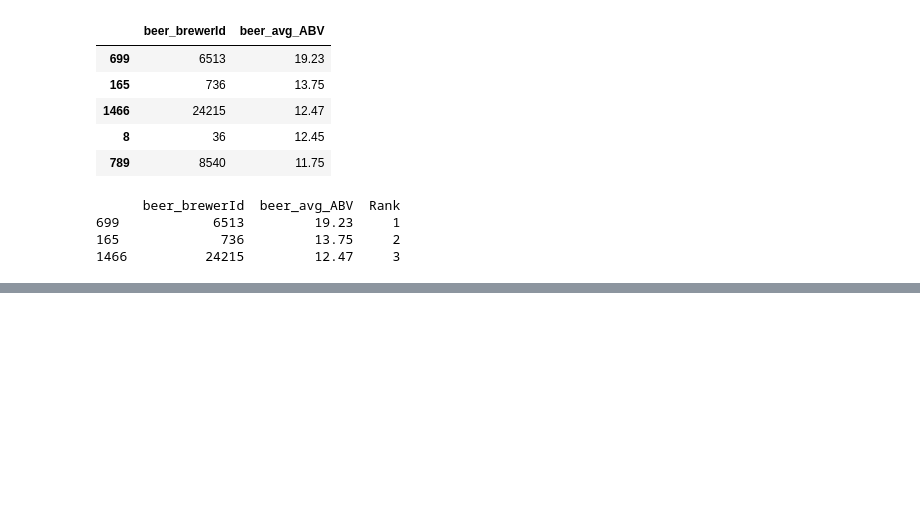
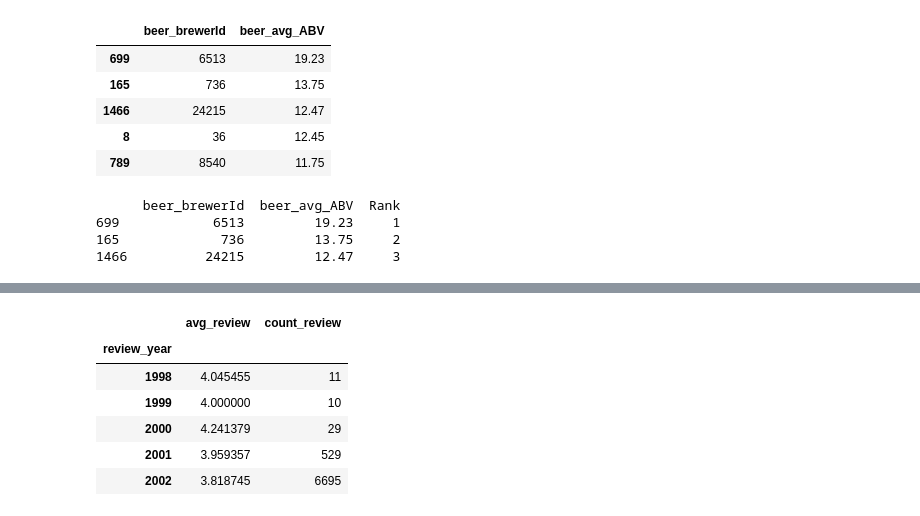
Before and after one commit to mdabushad/Beer-Data-Analysis, a Jupyter notebook: Beer_Data_Analysis.ipynb, the cells around one changed output, grey strips where cells are left out. Drawn from its saved outputs; the diff is of its cells as text; code cells hidden in the pictures; blank space fills up the shorter version.

```diff
--- a/Beer_Data_Analysis.ipynb
+++ b/Beer_Data_Analysis.ipynb
@@ -154,0 +177,11 @@ print(df_avg_beer_ABV[df_avg_beer_ABV['Rank'] <= 3])
+# %%
+merged_df = pd.merge(ratings_by_year, reviews_count_by_year, on = 'review_year', how = 'inner')
+merged_df.head()
+# %% [output]
+|  | avg_review | count_review |
+| review_year |  |  |
+| 1998 | 4.045455 | 11 |
+| 1999 | 4.000000 | 10 |
+| 2000 | 4.241379 | 29 |
+| 2001 | 3.959357 | 529 |
+| 2002 | 3.818745 | 6695 |
```
Also changed, not shown: parts of 7 cells of this notebook.
